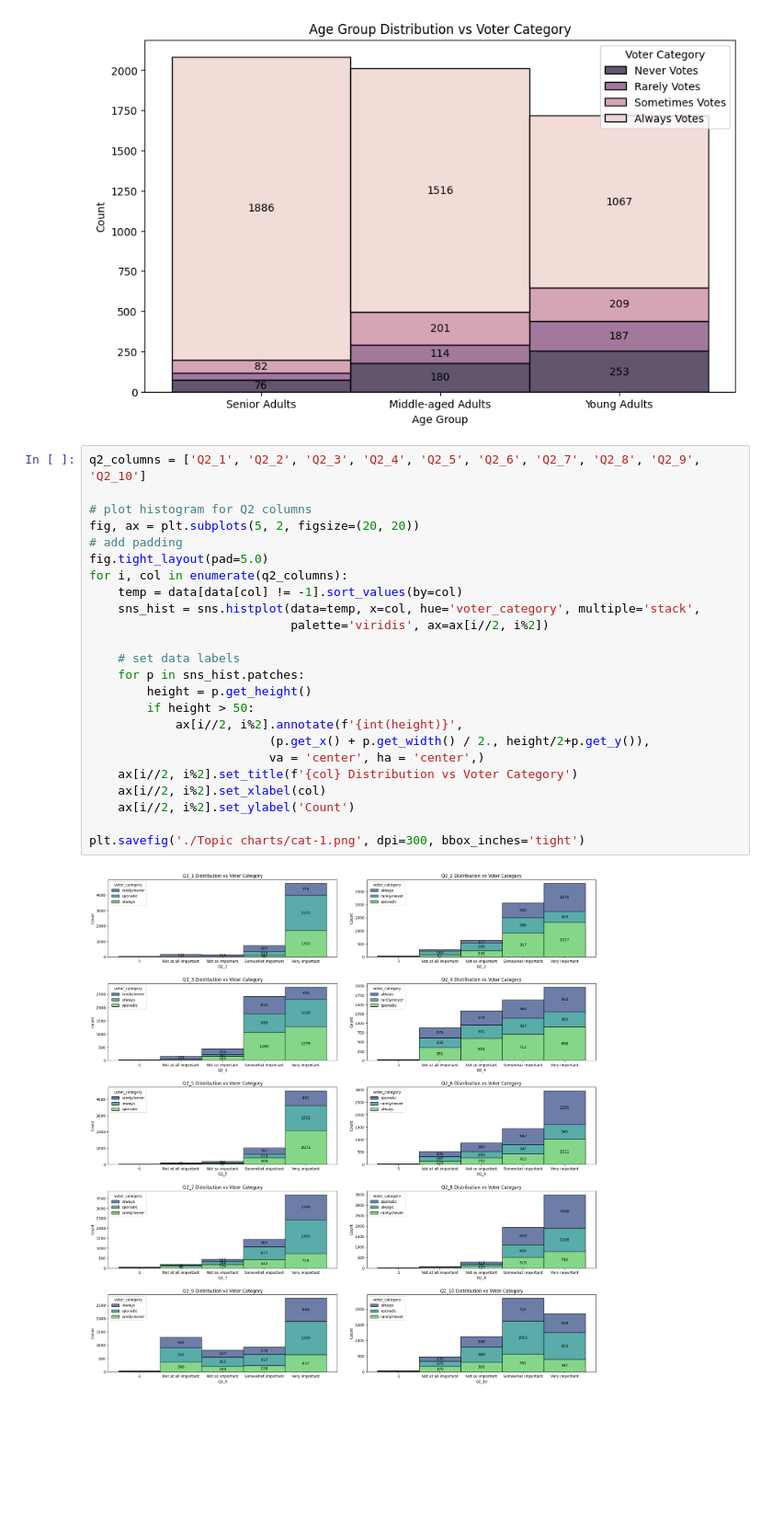
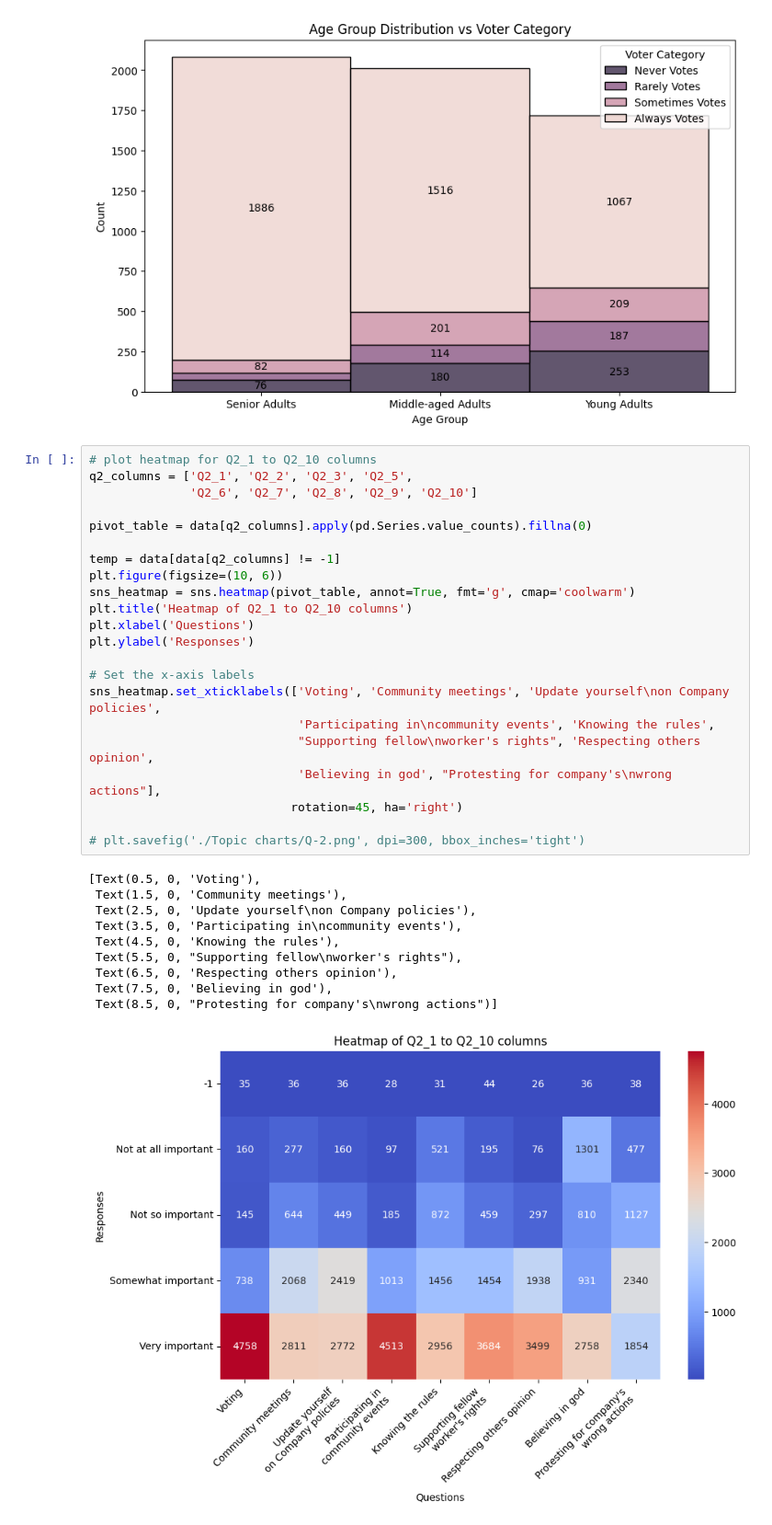
Before and after one commit to Kaustav-Goswami9/Data-Viz, a Jupyter notebook: topic_1.ipynb, the cells around one changed output. Shown: that part at 92% size. Cells and saved outputs as stored; diff of their text form; blank space fills up the shorter version.

Commit message:
updated Q2 heatmap

```diff
--- a/topic_1.ipynb
+++ b/topic_1.ipynb
@@ -26,29 +26,36 @@ plt.savefig('./Topic charts/topic-1.png', dpi=300, bbox_inches='tight')
 plt.show()
 # %% [output]
 [figure]
-# %%
-q2_columns = ['Q2_1', 'Q2_2', 'Q2_3', 'Q2_4', 'Q2_5', 'Q2_6', 'Q2_7', 'Q2_8', 'Q2_9', 'Q2_10']
-
-# plot histogram for Q2 columns
-fig, ax = plt.subplots(5, 2, figsize=(20, 20))
-# add padding
-fig.tight_layout(pad=5.0)
-for i, col in enumerate(q2_columns):
-    temp = data[data[col] != -1].sort_values(by=col)
-    sns_hist = sns.histplot(data=temp, x=col, hue='voter_category', multiple='stack',
-                            palette='viridis', ax=ax[i//2, i%2])
-
-    # set data labels
-    for p in sns_hist.patches:
-        height = p.get_height()
-        if height > 50:
-            ax[i//2, i%2].annotate(f'{int(height)}',
-                         (p.get_x() + p.get_width() / 2., height/2+p.get_y()),
-                         va = 'center', ha = 'center',)
-    ax[i//2, i%2].set_title(f'{col} Distribution vs Voter Category')
-    ax[i//2, i%2].set_xlabel(col)
-    ax[i//2, i%2].set_ylabel('Count')
-
-plt.savefig('./Topic charts/cat-1.png', dpi=300, bbox_inches='tight')
-# %% [output]
-[figure, removed]
+# %%
+# plot heatmap for Q2_1 to Q2_10 columns
+q2_columns = ['Q2_1', 'Q2_2', 'Q2_3', 'Q2_5',
+              'Q2_6', 'Q2_7', 'Q2_8', 'Q2_9', 'Q2_10']
+
+pivot_table = data[q2_columns].apply(pd.Series.value_counts).fillna(0)
+
+temp = data[data[q2_columns] != -1]
+plt.figure(figsize=(10, 6))
+sns_heatmap = sns.heatmap(pivot_table, annot=True, fmt='g', cmap='coolwarm')
+plt.title('Heatmap of Q2_1 to Q2_10 columns')
+plt.xlabel('Questions')
+plt.ylabel('Responses')
+
+# Set the x-axis labels
+sns_heatmap.set_xticklabels(['Voting', 'Community meetings', 'Update yourself\non Company policies',
+                             'Participating in\ncommunity events', 'Knowing the rules',
+                             "Supporting fellow\nworker's rights", 'Respecting others opinion',
+                             'Believing in god', "Protesting for company's\nwrong actions"],
+                            rotation=45, ha='right')
+
+# plt.savefig('./Topic charts/Q-2.png', dpi=300, bbox_inches='tight')
+# %% [output]
+[Text(0.5, 0, 'Voting'),
+ Text(1.5, 0, 'Community meetings'),
+ Text(2.5, 0, 'Update yourself\non Company policies'),
+ Text(3.5, 0, 'Participating in\ncommunity events'),
+ Text(4.5, 0, 'Knowing the rules'),
+ Text(5.5, 0, "Supporting fellow\nworker's rights"),
+ Text(6.5, 0, 'Respecting others opinion'),
+ Text(7.5, 0, 'Believing in god'),
+ Text(8.5, 0, "Protesting for company's\nwrong actions")]
+[figure, added]
```
Also changed, not shown: 2 other files.
